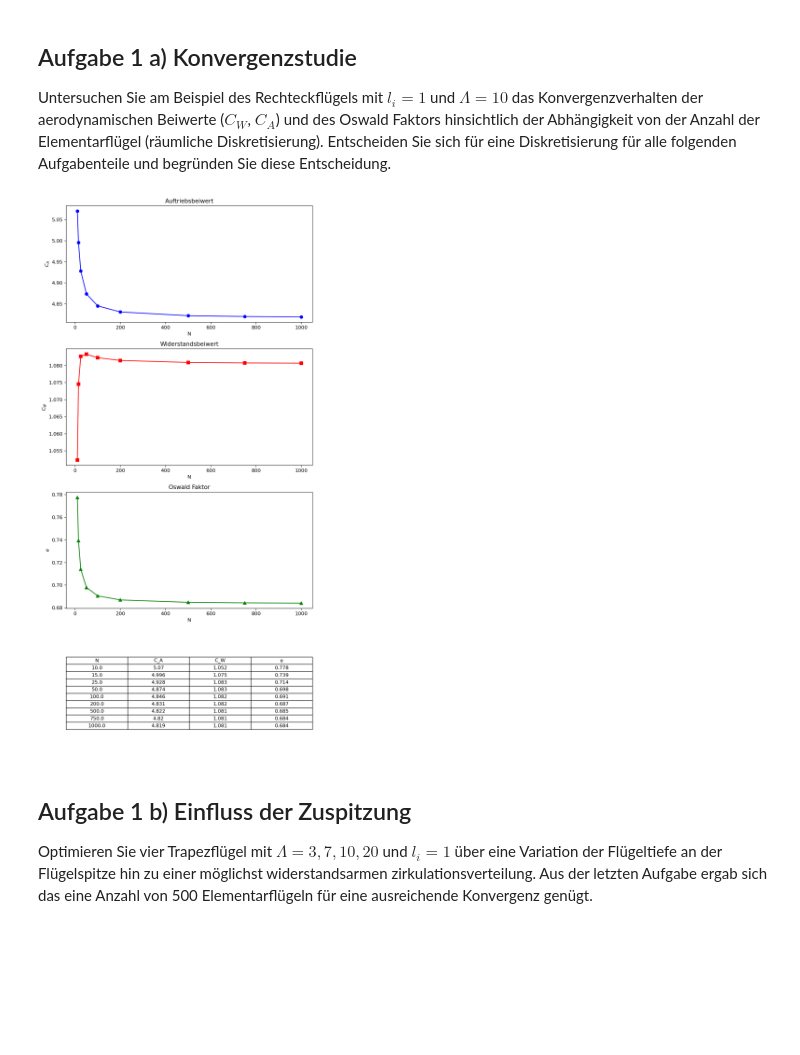
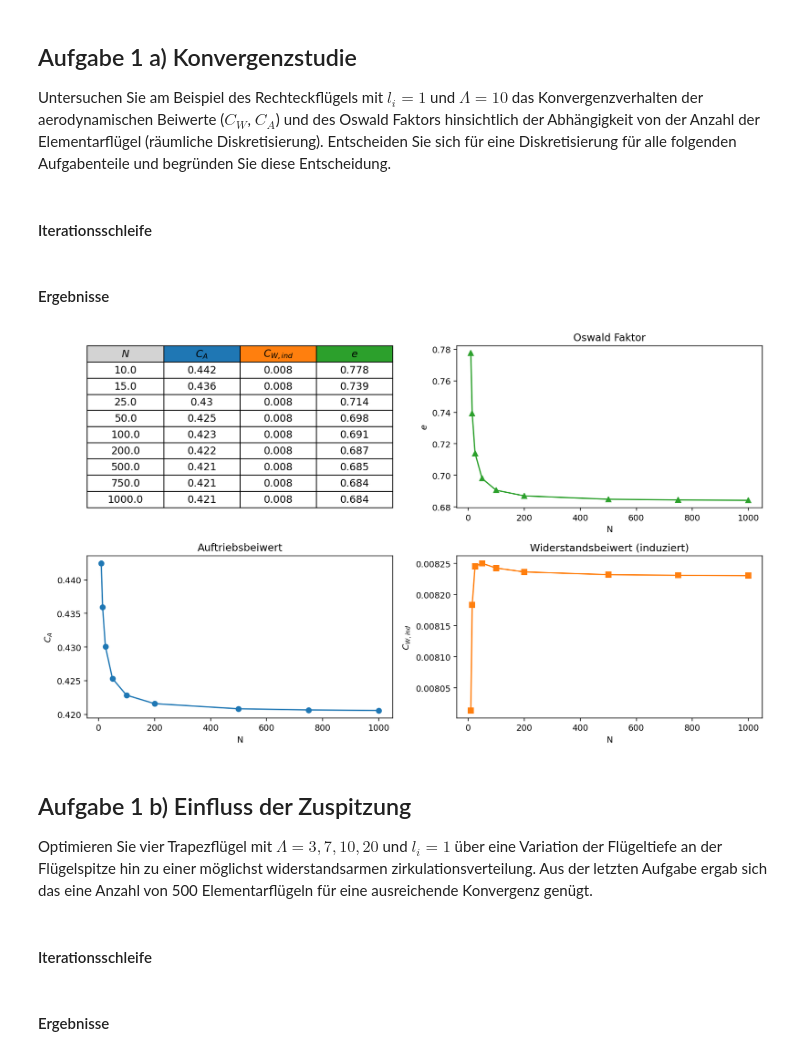
Before and after one commit to AntonSchreiber/aero-lecture, a Jupyter notebook: notebooks/exercise04_Trapez.ipynb, the cells around one changed output. Drawn from its saved outputs; the diff is of its cells as text; code cells hidden in the pictures; blank space fills up the shorter version.

```diff
--- a/notebooks/exercise04_Trapez.ipynb
+++ b/notebooks/exercise04_Trapez.ipynb
@@ -25,5 +25,5 @@ import pandas as pd
 from ipywidgets import interact, IntSlider, FloatSlider, fixed, VBox, HBox, Label
 import ipywidgets as widgets
 
-# increase plot resolution
-plt.rcParams["figure.dpi"] = 160
+# Erhöhen der Plot-Auflösung
+plt.rcParams["figure.dpi"] = 140
@@ -92,8 +84,6 @@ HBox(children=(Output(), VBox(children=(VBox(children=(VBox(children=(Label(valu
 # Konstant
 alpha = 5                       # Anstellwinel [deg]
 alpha = alpha / 180 * np.pi     # Anstellwinel [rad]
-# TODO
-alpha = 1
 U_inf = 10.0                    # Anströmgeschwindigkeit [m/s]
 rho = 1.225                     # Dichte [kg/m^3]
 l_i = 1.0                       # Flügeltiefe Wurzel [m]
@@ -234,8 +233,15 @@ Die Wirbelstärken `Gamma` werden aus Inverser der Koeffizientenmatrix, Anstellw
 # %%
+# Berechnen der Anteile der Koeffizientenmatrix
+a_AB, a_Aoo, a_Boo = compute_coeff_matrices(y_a, y_b, y_c, x_a, x_b, x_c)
+
 a = a_AB + a_Aoo - a_Boo                # Koeffizientenmatrix
 a_ind = a_Aoo - a_Boo                   # Koeffizientenmatrix der induzierenden Wirbel
 alpha_g = np.full((x_a.size), alpha)    # Anstellwinkelvektor
 
-Gamma = np.linalg.solve(a, alpha_g * (- U_inf)) # löst Ax = B
+# Löst das lineare Gleichungssystem Ax = b, wobei
+# A - Koeffizientenmatrix a
+# x - Zirkulationsvektor Gamma
+# B - Koeffizientenvektor alpha_g * (- U_inf)
+Gamma = np.linalg.solve(a, alpha_g * (- U_inf))
 # %% [markdown]
 ### 4.1.6 Berechnung von Kräften und Beiwerten
@@ -387,0 +324,2 @@ for c, N in enumerate(N_study):
+# %% [markdown]
+#### Iterationsschleife
@@ -388,46 +361,49 @@ for c, N in enumerate(N_study):
+# %% [markdown]
+#### Ergebnisse
 # %%
 # Erstelle ein DataFrame
 data = {
-    'N': N_study,
-    'C_A': [round(num, 3) for num in C_A],
-    'C_W': [round(num, 3) for num in C_W_ind],
-    'e': [round(num, 3) for num in Oswald]
+    r'$N$': N_study,
+    r'$C_A$': [round(num, 3) for num in C_A],
+    r'$C_{W,ind}$': [round(num, 3) for num in C_W_ind],
+    r'$e$': [round(num, 3) for num in Oswald]
 }
 df = pd.DataFrame(data)
 
-# Erstelle die Subplots
-fig, axs = plt.subplots(4, 1, figsize=(8, 16))
+fig, axs = plt.subplots(2, 2, figsize=(12, 7))
 
 # Plot für C_A
-axs[0].plot(N_study, C_A, marker='o', linestyle='-', color='b')
-axs[0].set_xlabel(r"N")
-axs[0].set_ylabel(r'$C_A$')
-axs[0].set_title("Auftriebsbeiwert")
+axs[1][0].plot(N_study, C_A, marker='o', linestyle='-', color='C0')
+axs[1][0].set_xlabel(r"N")
+axs[1][0].set_ylabel(r'$C_A$')
+axs[1][0].set_title("Auftriebsbeiwert")
 
 # Plot für C_W_ind
-axs[1].plot(N_study, C_W_ind, marker='s', linestyle='-', color='r')
-axs[1].set_xlabel(r"N")
-axs[1].set_ylabel(r'$C_W$')
-axs[1].set_title("Widerstandsbeiwert")
+axs[1][1].plot(N_study, C_W_ind, marker='s', linestyle='-', color='C1')
+axs[1][1].set_xlabel(r"N")
+axs[1][1].set_ylabel(r'$C_{W,ind}$')
+axs[1][1].set_title("Widerstandsbeiwert (induziert)")
 
 # Plot für Oswald
-axs[2].plot(N_study, Oswald, marker='^', linestyle='-', color='g')
-axs[2].set_xlabel(r"N")
-axs[2].set_ylabel(r'$e$')
-axs[2].set_title("Oswald Faktor")
+axs[0][1].plot(N_study, Oswald, marker='^', linestyle='-', color='C2')
+axs[0][1].set_xlabel(r"N")
+axs[0][1].set_ylabel(r'$e$')
+axs[0][1].set_title("Oswald Faktor")
 
 # Erstelle die Tabelle
-axs[3].axis('tight')
-axs[3].axis('off')
-table = axs[3].table(cellText=df.values, colLabels=df.columns, cellLoc='center', loc='center')
+axs[0][0].axis('tight')
+axs[0][0].axis('off')
+table = axs[0][0].table(cellText=df.values, colLabels=df.columns, colColours=["lightgray", "C0", "C1", "C2"], cellLoc='center', loc='center')
 
-# Automatisches Layout anpassen
+# Increase row height and font size
+for key, cell in table.get_celld().items():
+    cell.set_height(0.1)
+    cell.set_fontsize(12)
+
 plt.tight_layout()
-
-# Zeige die Plots an
 plt.show()
 # %% [output]
-[figure, old version]
+[figure, new version]
 # %% [markdown]
 ## Aufgabe 1 b) Einfluss der Zuspitzung
 
@@ -522,0 +411,2 @@ for AR in AR_study:
+# %% [markdown]
+#### Iterationsschleife
@@ -523,2 +460,4 @@ for AR in AR_study:
+# %% [markdown]
+#### Ergebnisse
 # %%
 # Ergebnisse plotten
```
Also changed, not shown: parts of 27 cells of this notebook, 1 other file.
